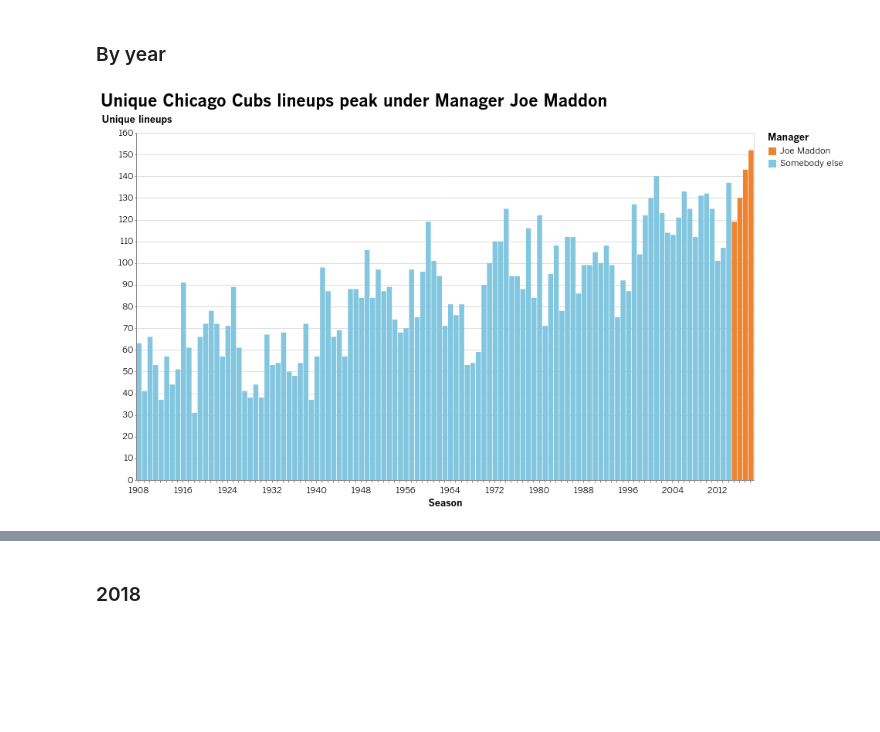
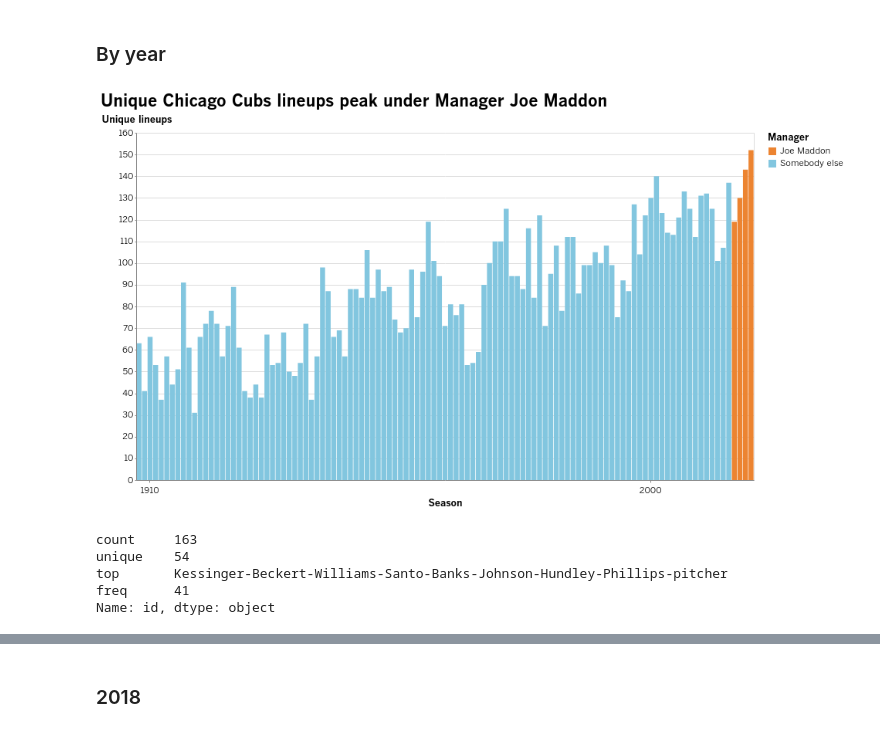
Before and after one commit to palewire/baseball-notebooks, a Jupyter notebook: cubs-lineups.ipynb, the cells around one changed output, grey strips where cells are left out. Cells and saved outputs as stored; diff of their text form; code cells hidden in the pictures; blank space fills up the shorter version.

```diff
--- a/cubs-lineups.ipynb
+++ b/cubs-lineups.ipynb
@@ -49,24 +49,37 @@ lineups_by_year['manager'] = lineups_by_year.year.apply(
 # %%
 alt.Chart(lineups_by_year).mark_bar().encode(
     x=alt.X(
         "year:O",
-        title="Season"
+        title="Season",
+        axis=alt.Axis(values=[
+            1910,
+            1920,
+            1930,
+            1940,
+            1950,
+            1960,
+            1970,
+            1980,
+            1990,
+            2000,
+            2010,
+        ])
     ),
     y=alt.Y(
         "lineups:Q",
         title="Unique lineups"
     ),
     color=alt.Color(
         "manager:N",
         title="Manager",
         scale=alt.Scale(
             domain=['Joe Maddon', 'Somebody else'],
             range=[lat.palette['highlight'], lat.palette['default']]
         )
     )
 ).properties(
     width=800,
     title="Unique Chicago Cubs lineups peak under Manager Joe Maddon"
 )
 # %% [output]
-[figure, old version]
+[figure, new version]
@@ -72,0 +88,8 @@ alt.Chart(lineups_by_year).mark_bar().encode(
+# %%
+df_1968.id.describe()
+# %% [output]
+count     163
+unique    54
+top       Kessinger-Beckert-Williams-Santo-Banks-Johnson-Hundley-Phillips-pitcher
+freq      41
+Name: id, dtype: object
```
Also changed, not shown: parts of 3 cells of this notebook.
